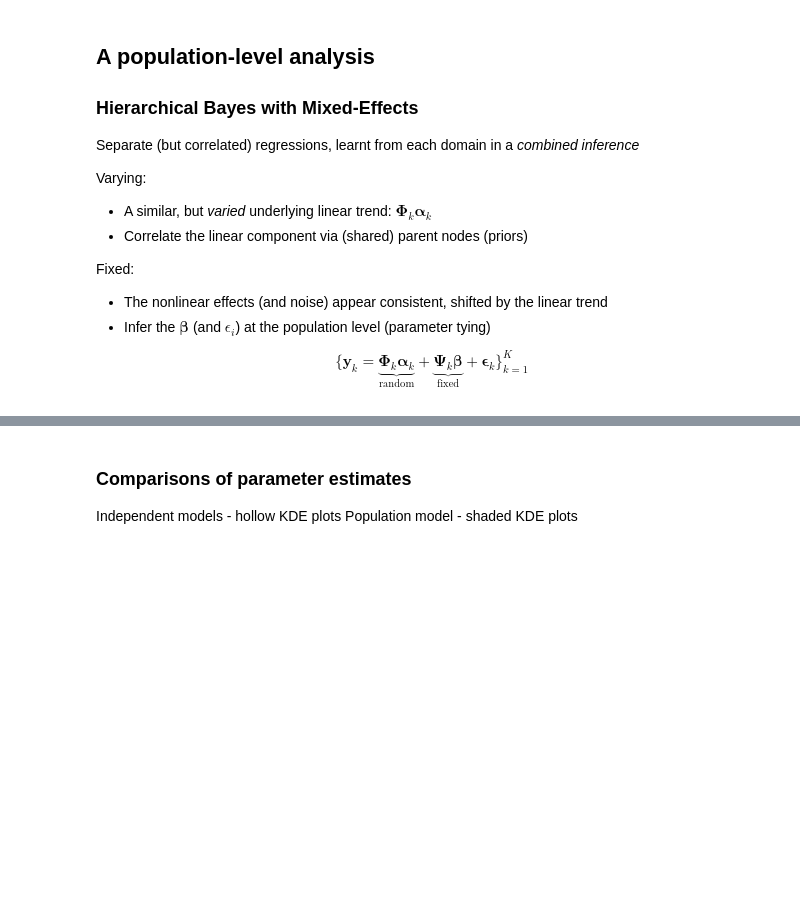
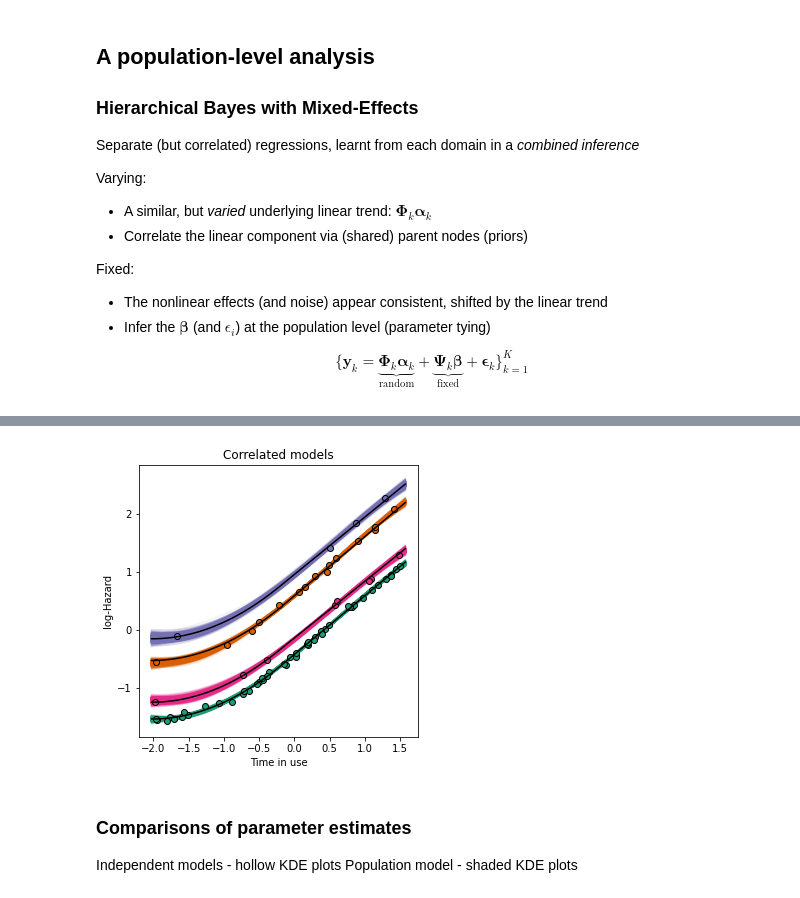
Before and after one commit to labull/EngineeringPatternRecognition, a Jupyter notebook: Knowledge-transfer-in-engineering-fleets.ipynb, the cells around one changed output, grey strips where cells are left out. Saved outputs shown, nothing was run; the diff lists cells and outputs as text; code cells hidden in the pictures; blank space fills up the shorter version.

```diff
--- a/Knowledge-transfer-in-engineering-fleets.ipynb
+++ b/Knowledge-transfer-in-engineering-fleets.ipynb
@@ -337,18 +409,19 @@ plt.show(block=False)
 # %%
 # plot predictive
-plt.figure(figsize=(5, 5), dpi=300)
+plt.figure(figsize=(5, 5))
 for k in range(4):
     # plot
     plt.plot(tt, theta_p['yhat_xx'][0:-1:10, :, k].T, alpha=.1, color=cmap(k),
              zorder=0)
     plt.scatter(t[c==k], y[c==k], fc=cmap(k), ec='k')
     plt.plot(tt, fk[:, k], color='k')
 plt.xlabel('Time in use')
 plt.ylabel('log-Hazard')
 plt.title('Correlated models')
+plt.savefig(join('figures', 'corr-mdls.png'))
 plt.show()
-pth = join('figures', 'corr-mdls.png')
-plt.savefig(pth)
+# %% [output]
+[figure, added]
 # %% [markdown]
 ### Comparisons of parameter estimates
 Independent models - hollow KDE plots
```
Also changed, not shown: parts of 12 cells of this notebook, 3 other files.
